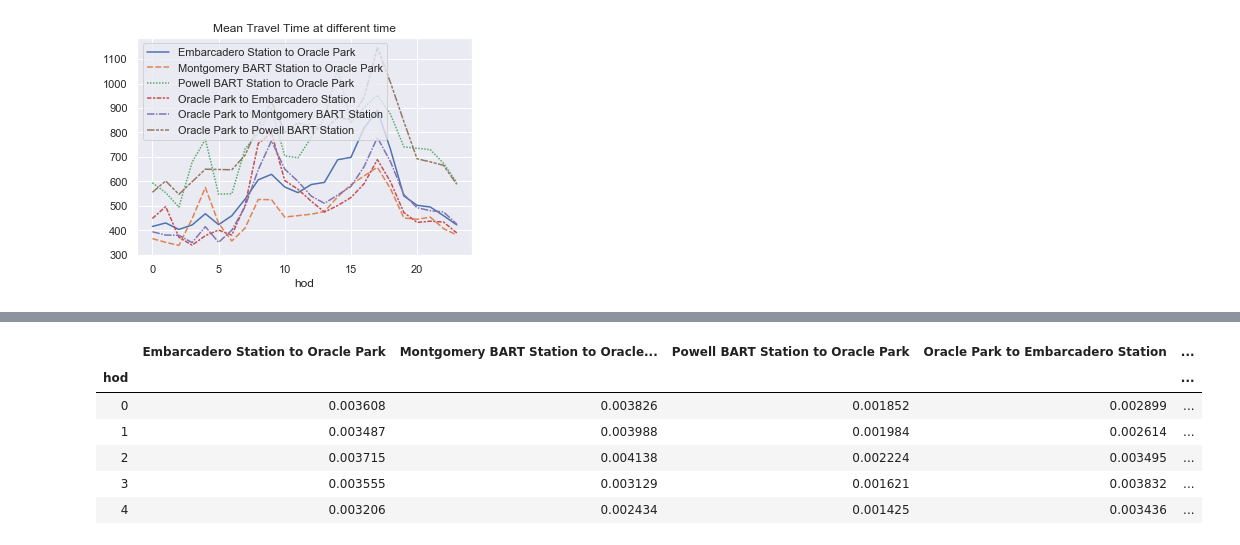
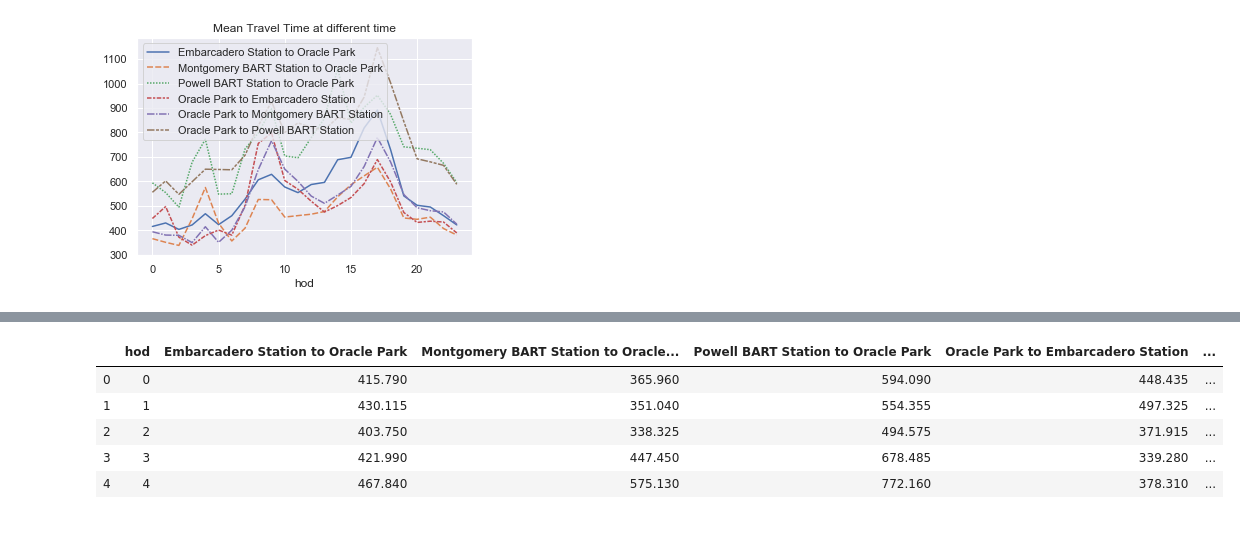
Before and after one commit to MizukiKadowaki/datahack2020-, a Jupyter notebook: DataHack.ipynb, the cells around one changed output, grey strips where cells are left out. Drawn from its saved outputs; the diff is of its cells as text; code cells hidden in the pictures.

Commit message:
added avg_speed

```diff
--- a/DataHack.ipynb
+++ b/DataHack.ipynb
@@ -109,5 +111,7 @@ distances = {"Embarcadero Station to Oracle Park":1.5,
     "Oracle Park to Montgomery BART Station": 1.1,
 "Oracle Park to Powell BART Station":1.8}
 # %%
+speeds = times.copy()
+
 for col in times.columns:
-    times[col] = distances[col] / times[col]
+    speeds[col] = distances[col] / times[col]
@@ -114,10 +137,9 @@ for col in times.columns:
 # %%
-times.head()
+times.reset_index().head()
 # %% [output]
-|  | Embarcadero Station to Oracle Park | Montgomery BART Station to Oracle... | Powell BART Station to Oracle Park | Oracle Park to Embarcadero Station | ... |
-| hod |  |  |  |  | ... |
-| 0 | 0.003608 | 0.003826 | 0.001852 | 0.002899 | ... |
-| 1 | 0.003487 | 0.003988 | 0.001984 | 0.002614 | ... |
-| 2 | 0.003715 | 0.004138 | 0.002224 | 0.003495 | ... |
-| 3 | 0.003555 | 0.003129 | 0.001621 | 0.003832 | ... |
-| 4 | 0.003206 | 0.002434 | 0.001425 | 0.003436 | ... |
+|  | hod | Embarcadero Station to Oracle Park | Montgomery BART Station to Oracle... | Powell BART Station to Oracle Park | Oracle Park to Embarcadero Station | ... |
+| 0 | 0 | 415.790 | 365.960 | 594.090 | 448.435 | ... |
+| 1 | 1 | 430.115 | 351.040 | 554.355 | 497.325 | ... |
+| 2 | 2 | 403.750 | 338.325 | 494.575 | 371.915 | ... |
+| 3 | 3 | 421.990 | 447.450 | 678.485 | 339.280 | ... |
+| 4 | 4 | 467.840 | 575.130 | 772.160 | 378.310 | ... |
```
Also changed, not shown: parts of 13 cells of this notebook, 1 other file.
